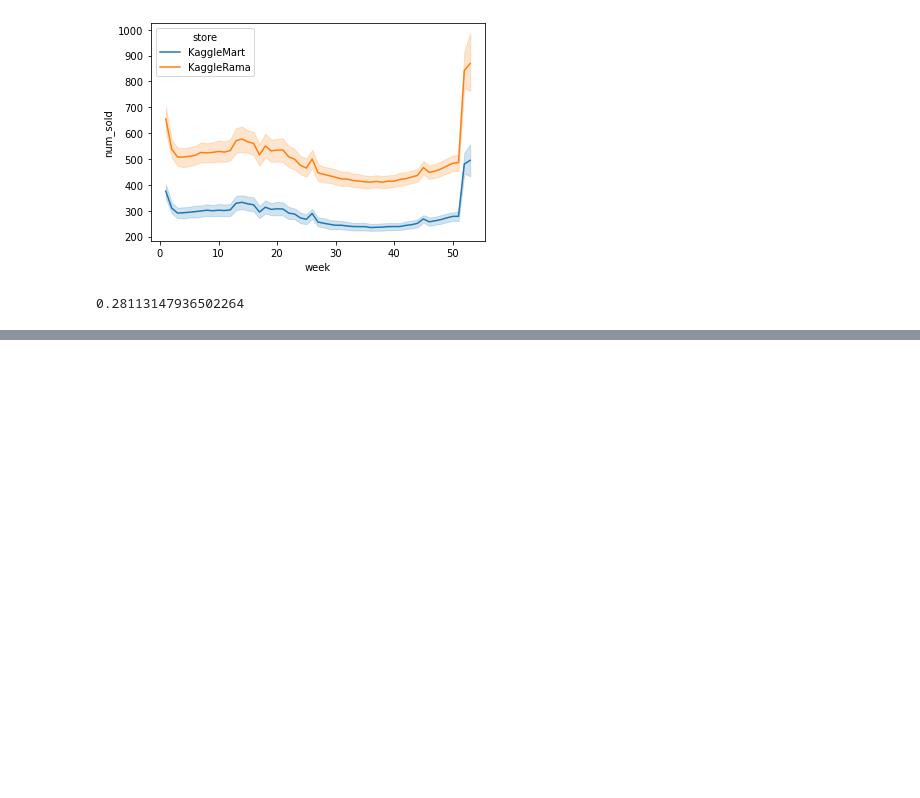
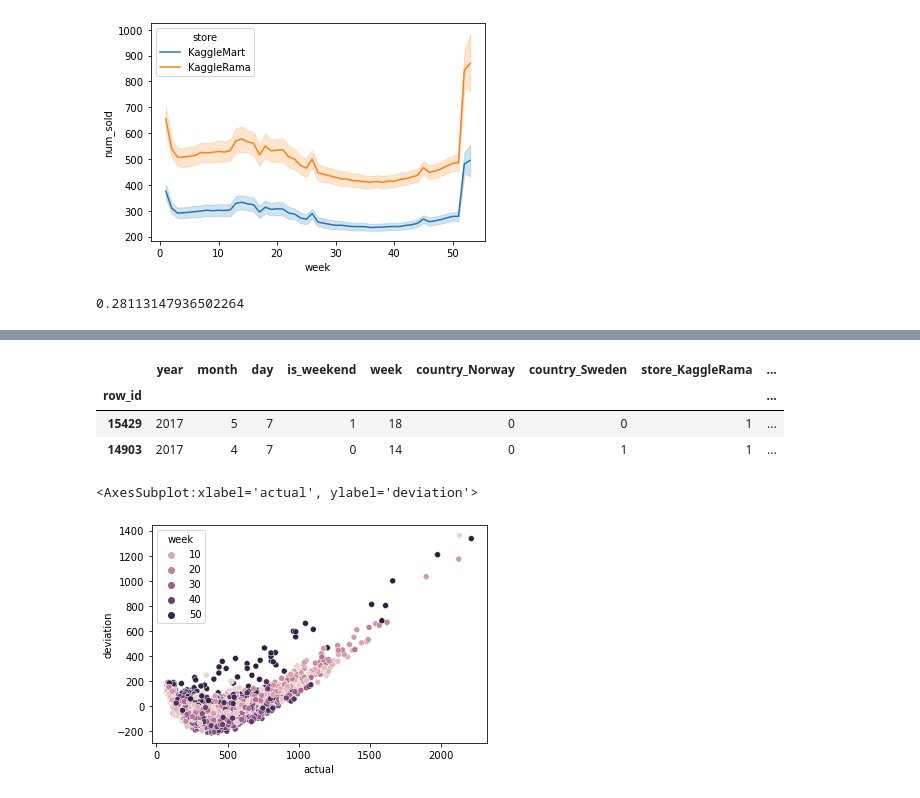
Before and after one commit to vbell-gh/tps0121, a Jupyter notebook: tps0122.ipynb, the cells around one changed output, grey strips where cells are left out. Drawn from its saved outputs; the diff is of its cells as text; code cells hidden in the pictures; blank space fills up the shorter version.

```diff
--- a/tps0122.ipynb
+++ b/tps0122.ipynb
@@ -88,3 +90,8 @@ y_predict = reg.predict(x_test)
 mean_absolute_percentage_error(y_test, y_predict)
 # %% [output]
 0.28113147936502264
+# %%
+x_test_w = x_test
+x_test_w['predictions'] = y_predict
+x_test_w['actual'] = y_test
+x_test_w['deviation'] = x_test_w['actual'] - x_test_w['predictions']
@@ -90,0 +114,12 @@ mean_absolute_percentage_error(y_test, y_predict)
+# %%
+x_test_w.head(2)
+# %% [output]
+|  | year | month | day | is_weekend | week | country_Norway | country_Sweden | store_KaggleRama | ... |
+| row_id |  |  |  |  |  |  |  |  | ... |
+| 15429 | 2017 | 5 | 7 | 1 | 18 | 0 | 0 | 1 | ... |
+| 14903 | 2017 | 4 | 7 | 0 | 14 | 0 | 1 | 1 | ... |
+# %%
+sns.scatterplot(data=x_test_w, x='actual', y='deviation', hue = 'week')
+# %% [output]
+<AxesSubplot:xlabel='actual', ylabel='deviation'>
+[figure, added]
```
Also changed, not shown: parts of 3 cells of this notebook.
